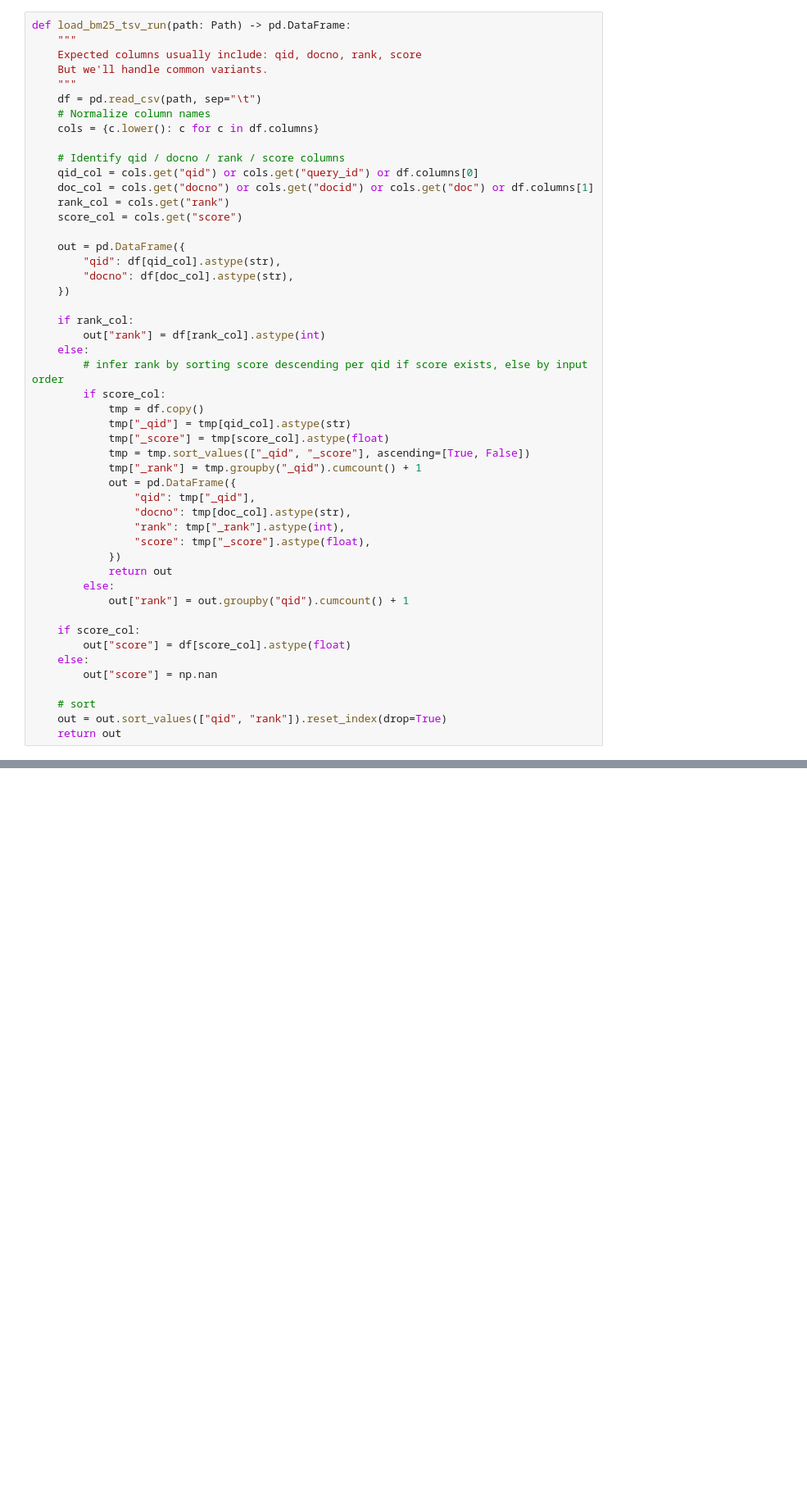
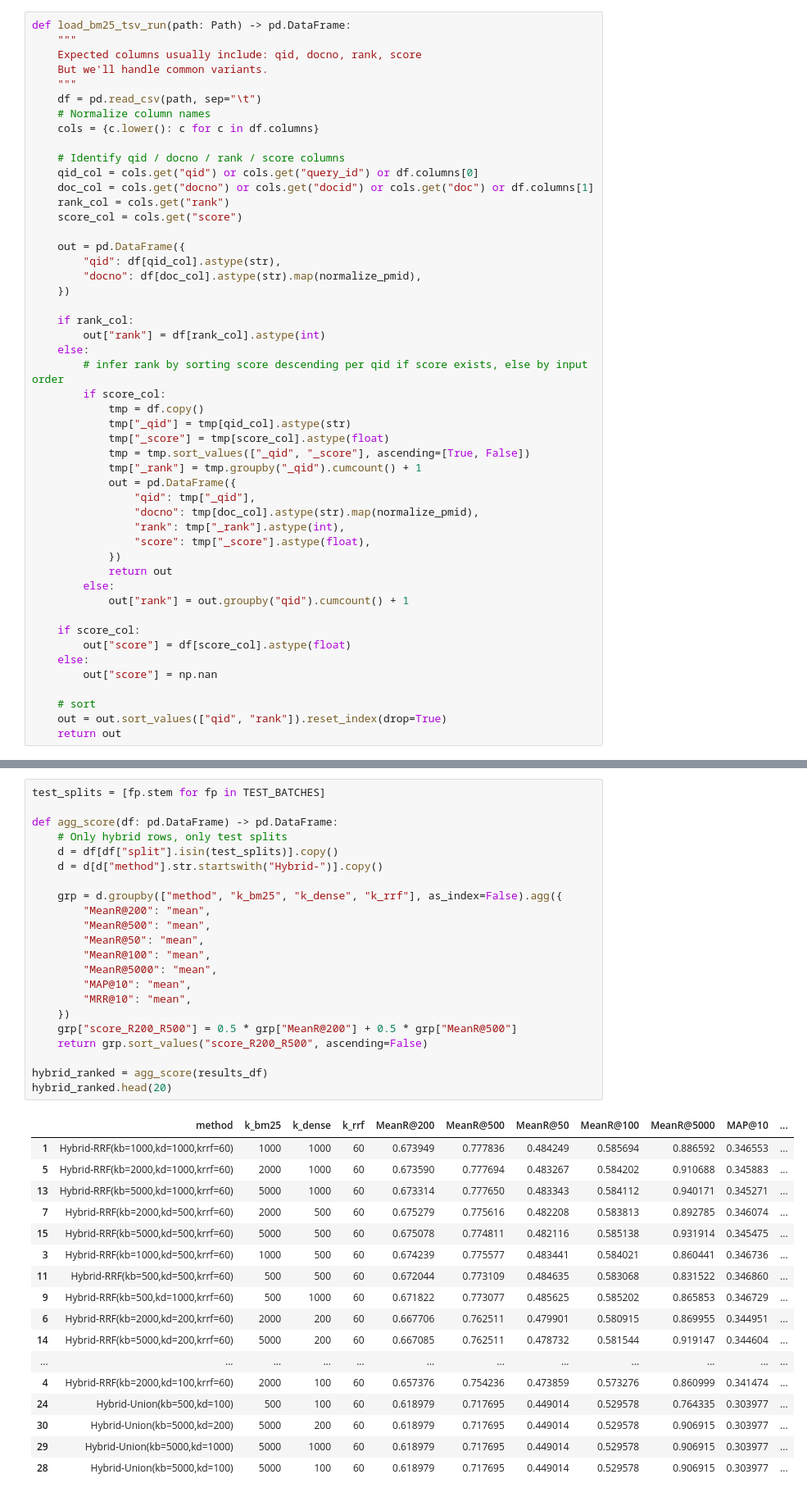
Before and after one commit to fulaibaowang/BioASQ, a Jupyter notebook: notebooks/hybird.ipynb, the cells around one changed output, grey strips where cells are left out. Shown at 82% size. Saved outputs shown, nothing was run; the diff lists cells and outputs as text; blank space fills up the shorter version.

```diff
--- a/notebooks/hybird.ipynb
+++ b/notebooks/hybird.ipynb
@@ -128,7 +129,7 @@ def load_bm25_tsv_run(path: Path) -> pd.DataFrame:
 
     out = pd.DataFrame({
         "qid": df[qid_col].astype(str),
-        "docno": df[doc_col].astype(str),
+        "docno": df[doc_col].astype(str).map(normalize_pmid),
     })
 
     if rank_col:
@@ -143,7 +144,7 @@ def load_bm25_tsv_run(path: Path) -> pd.DataFrame:
             tmp["_rank"] = tmp.groupby("_qid").cumcount() + 1
             out = pd.DataFrame({
                 "qid": tmp["_qid"],
-                "docno": tmp[doc_col].astype(str),
+                "docno": tmp[doc_col].astype(str).map(normalize_pmid),
                 "rank": tmp["_rank"].astype(int),
                 "score": tmp["_score"].astype(float),
             })
@@ -384,0 +449,40 @@ results_df.head()
+# %%
+test_splits = [fp.stem for fp in TEST_BATCHES]
+
+def agg_score(df: pd.DataFrame) -> pd.DataFrame:
+    # Only hybrid rows, only test splits
+    d = df[df["split"].isin(test_splits)].copy()
+    d = d[d["method"].str.startswith("Hybrid-")].copy()
+
+    grp = d.groupby(["method", "k_bm25", "k_dense", "k_rrf"], as_index=False).agg({
+        "MeanR@200": "mean",
+        "MeanR@500": "mean",
+        "MeanR@50": "mean",
+        "MeanR@100": "mean",
+        "MeanR@5000": "mean",
+        "MAP@10": "mean",
+        "MRR@10": "mean",
+    })
+    grp["score_R200_R500"] = 0.5 * grp["MeanR@200"] + 0.5 * grp["MeanR@500"]
+    return grp.sort_values("score_R200_R500", ascending=False)
+
+hybrid_ranked = agg_score(results_df)
+hybrid_ranked.head(20)
+# %% [output]
+|  | method | k_bm25 | k_dense | k_rrf | MeanR@200 | MeanR@500 | MeanR@50 | MeanR@100 | MeanR@5000 | MAP@10 | ... |
+| 1 | Hybrid-RRF(kb=1000,kd=1000,krrf=60) | 1000 | 1000 | 60 | 0.673949 | 0.777836 | 0.484249 | 0.585694 | 0.886592 | 0.346553 | ... |
+| 5 | Hybrid-RRF(kb=2000,kd=1000,krrf=60) | 2000 | 1000 | 60 | 0.673590 | 0.777694 | 0.483267 | 0.584202 | 0.910688 | 0.345883 | ... |
+| 13 | Hybrid-RRF(kb=5000,kd=1000,krrf=60) | 5000 | 1000 | 60 | 0.673314 | 0.777650 | 0.483343 | 0.584112 | 0.940171 | 0.345271 | ... |
+| 7 | Hybrid-RRF(kb=2000,kd=500,krrf=60) | 2000 | 500 | 60 | 0.675279 | 0.775616 | 0.482208 | 0.583813 | 0.892785 | 0.346074 | ... |
+| 15 | Hybrid-RRF(kb=5000,kd=500,krrf=60) | 5000 | 500 | 60 | 0.675078 | 0.774811 | 0.482116 | 0.585138 | 0.931914 | 0.345475 | ... |
+| 3 | Hybrid-RRF(kb=1000,kd=500,krrf=60) | 1000 | 500 | 60 | 0.674239 | 0.775577 | 0.483441 | 0.584021 | 0.860441 | 0.346736 | ... |
+| 11 | Hybrid-RRF(kb=500,kd=500,krrf=60) | 500 | 500 | 60 | 0.672044 | 0.773109 | 0.484635 | 0.583068 | 0.831522 | 0.346860 | ... |
+| 9 | Hybrid-RRF(kb=500,kd=1000,krrf=60) | 500 | 1000 | 60 | 0.671822 | 0.773077 | 0.485625 | 0.585202 | 0.865853 | 0.346729 | ... |
+| 6 | Hybrid-RRF(kb=2000,kd=200,krrf=60) | 2000 | 200 | 60 | 0.667706 | 0.762511 | 0.479901 | 0.580915 | 0.869955 | 0.344951 | ... |
+| 14 | Hybrid-RRF(kb=5000,kd=200,krrf=60) | 5000 | 200 | 60 | 0.667085 | 0.762511 | 0.478732 | 0.581544 | 0.919147 | 0.344604 | ... |
+| ... | ... | ... | ... | ... | ... | ... | ... | ... | ... | ... | ... |
+| 4 | Hybrid-RRF(kb=2000,kd=100,krrf=60) | 2000 | 100 | 60 | 0.657376 | 0.754236 | 0.473859 | 0.573276 | 0.860999 | 0.341474 | ... |
+| 24 | Hybrid-Union(kb=500,kd=100) | 500 | 100 | 60 | 0.618979 | 0.717695 | 0.449014 | 0.529578 | 0.764335 | 0.303977 | ... |
+| 30 | Hybrid-Union(kb=5000,kd=200) | 5000 | 200 | 60 | 0.618979 | 0.717695 | 0.449014 | 0.529578 | 0.906915 | 0.303977 | ... |
+| 29 | Hybrid-Union(kb=5000,kd=1000) | 5000 | 1000 | 60 | 0.618979 | 0.717695 | 0.449014 | 0.529578 | 0.906915 | 0.303977 | ... |
+| 28 | Hybrid-Union(kb=5000,kd=100) | 5000 | 100 | 60 | 0.618979 | 0.717695 | 0.449014 | 0.529578 | 0.906915 | 0.303977 | ... |
```
Also changed, not shown: parts of 9 cells of this notebook, 1 other file.
